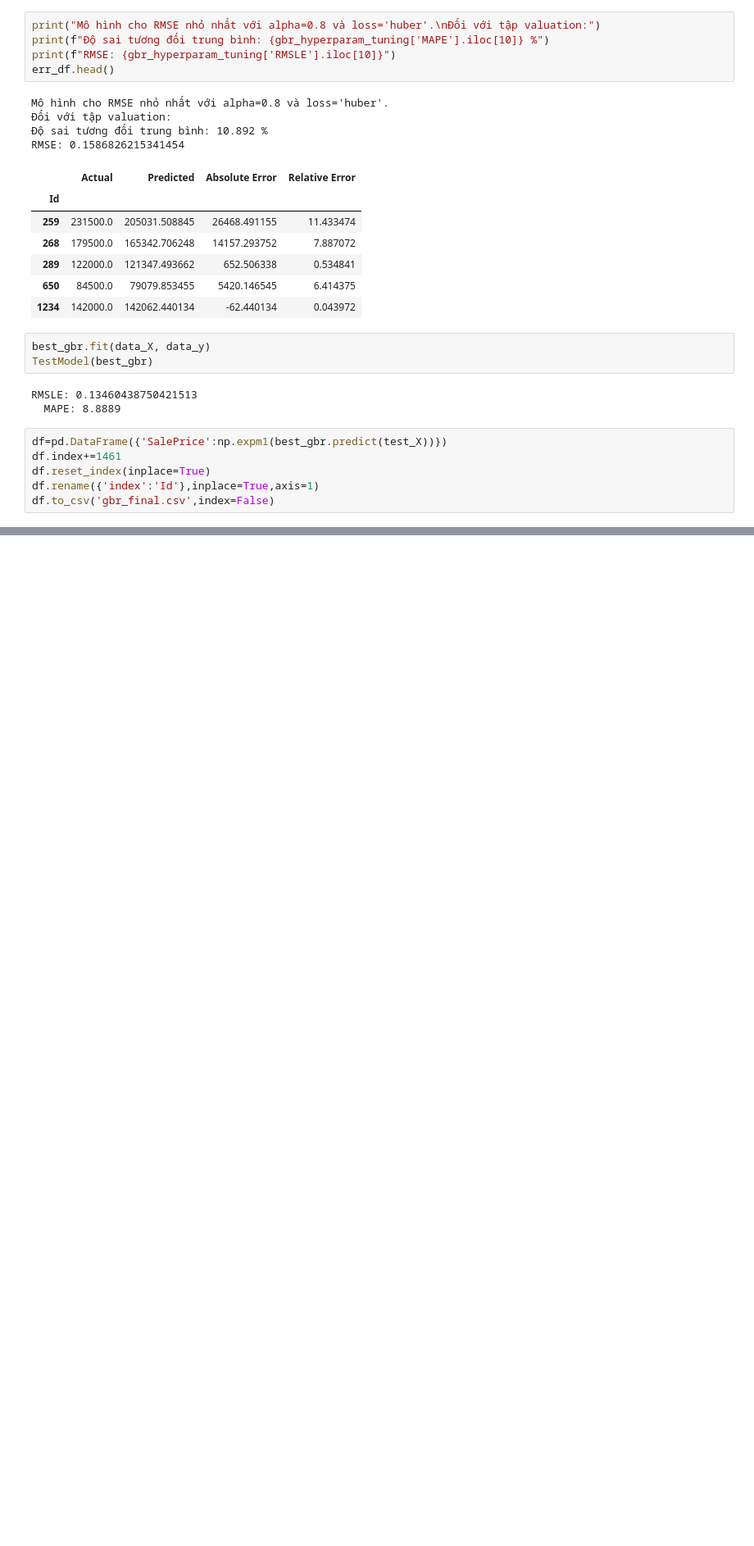
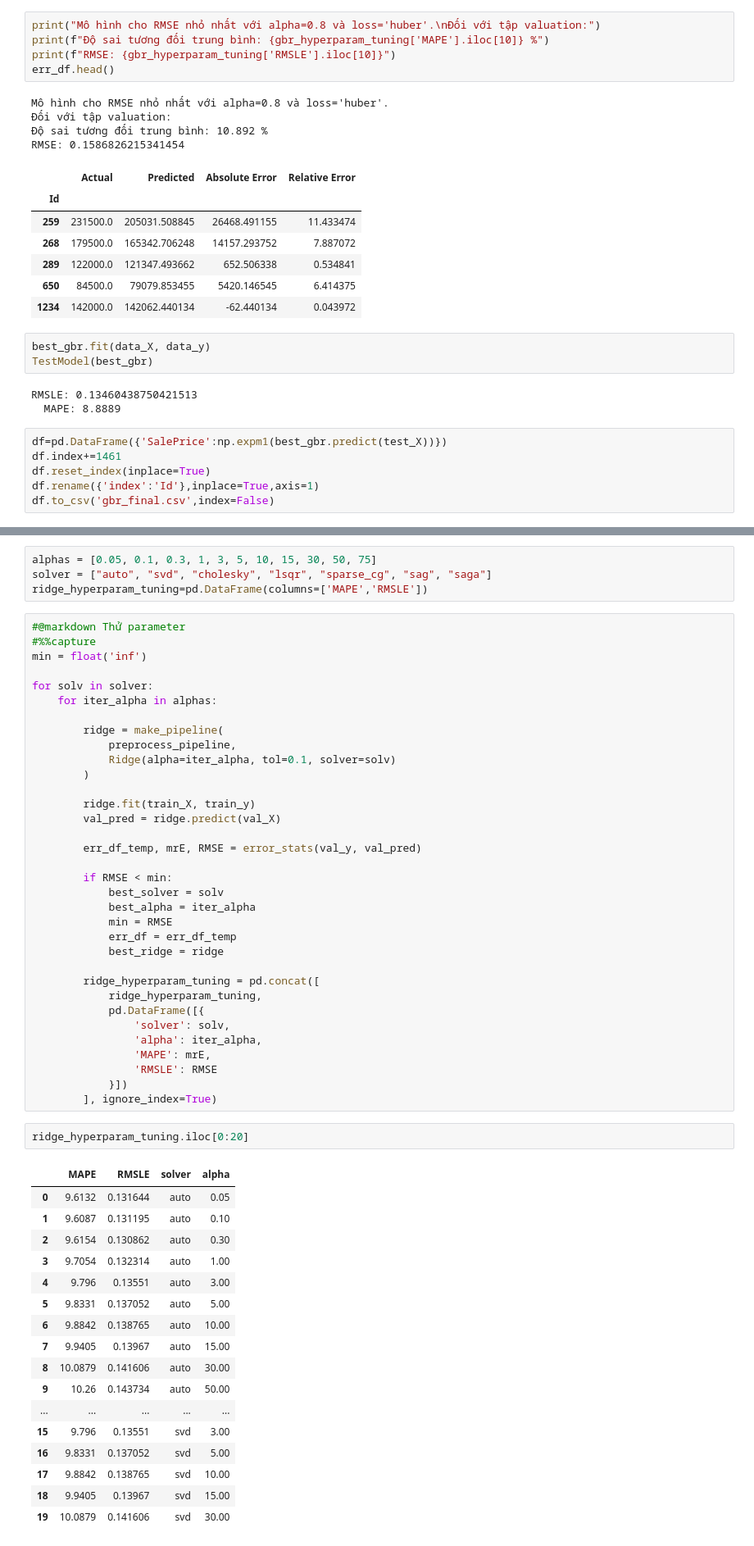
Before and after one commit to phamthanh123456/baitaplon_chuyende3, a Jupyter notebook: test.ipynb, the cells around one changed output, grey strips where cells are left out. Shown at 82% size. Drawn from its saved outputs; the diff is of its cells as text; blank space fills up the shorter version.

```diff
--- a/test.ipynb
+++ b/test.ipynb
@@ -431,0 +462,58 @@ df.to_csv('gbr_final.csv',index=False)
+# %%
+alphas = [0.05, 0.1, 0.3, 1, 3, 5, 10, 15, 30, 50, 75]
+solver = ["auto", "svd", "cholesky", "lsqr", "sparse_cg", "sag", "saga"]
+ridge_hyperparam_tuning=pd.DataFrame(columns=['MAPE','RMSLE'])
+# %%
+#@markdown Thử parameter
+#%%capture
+min = float('inf')
+
+for solv in solver:
+    for iter_alpha in alphas:
+
+        ridge = make_pipeline(
+            preprocess_pipeline,
+            Ridge(alpha=iter_alpha, tol=0.1, solver=solv)
+        )
+
+        ridge.fit(train_X, train_y)
+        val_pred = ridge.predict(val_X)
+
+        err_df_temp, mrE, RMSE = error_stats(val_y, val_pred)
+
+        if RMSE < min:
+            best_solver = solv
+            best_alpha = iter_alpha
+            min = RMSE
+            err_df = err_df_temp
+            best_ridge = ridge
+
+        ridge_hyperparam_tuning = pd.concat([
+            ridge_hyperparam_tuning,
+            pd.DataFrame([{
+                'solver': solv,
+                'alpha': iter_alpha,
+                'MAPE': mrE,
+                'RMSLE': RMSE
+            }])
+        ], ignore_index=True)
+# %%
+ridge_hyperparam_tuning.iloc[0:20]
+# %% [output]
+|  | MAPE | RMSLE | solver | alpha |
+| 0 | 9.6132 | 0.131644 | auto | 0.05 |
+| 1 | 9.6087 | 0.131195 | auto | 0.10 |
+| 2 | 9.6154 | 0.130862 | auto | 0.30 |
+| 3 | 9.7054 | 0.132314 | auto | 1.00 |
+| 4 | 9.796 | 0.13551 | auto | 3.00 |
+| 5 | 9.8331 | 0.137052 | auto | 5.00 |
+| 6 | 9.8842 | 0.138765 | auto | 10.00 |
+| 7 | 9.9405 | 0.13967 | auto | 15.00 |
+| 8 | 10.0879 | 0.141606 | auto | 30.00 |
+| 9 | 10.26 | 0.143734 | auto | 50.00 |
+| ... | ... | ... | ... | ... |
+| 15 | 9.796 | 0.13551 | svd | 3.00 |
+| 16 | 9.8331 | 0.137052 | svd | 5.00 |
+| 17 | 9.8842 | 0.138765 | svd | 10.00 |
+| 18 | 9.9405 | 0.13967 | svd | 15.00 |
+| 19 | 10.0879 | 0.141606 | svd | 30.00 |
```
Also changed, not shown: parts of 55 cells of this notebook, 4 other files.
